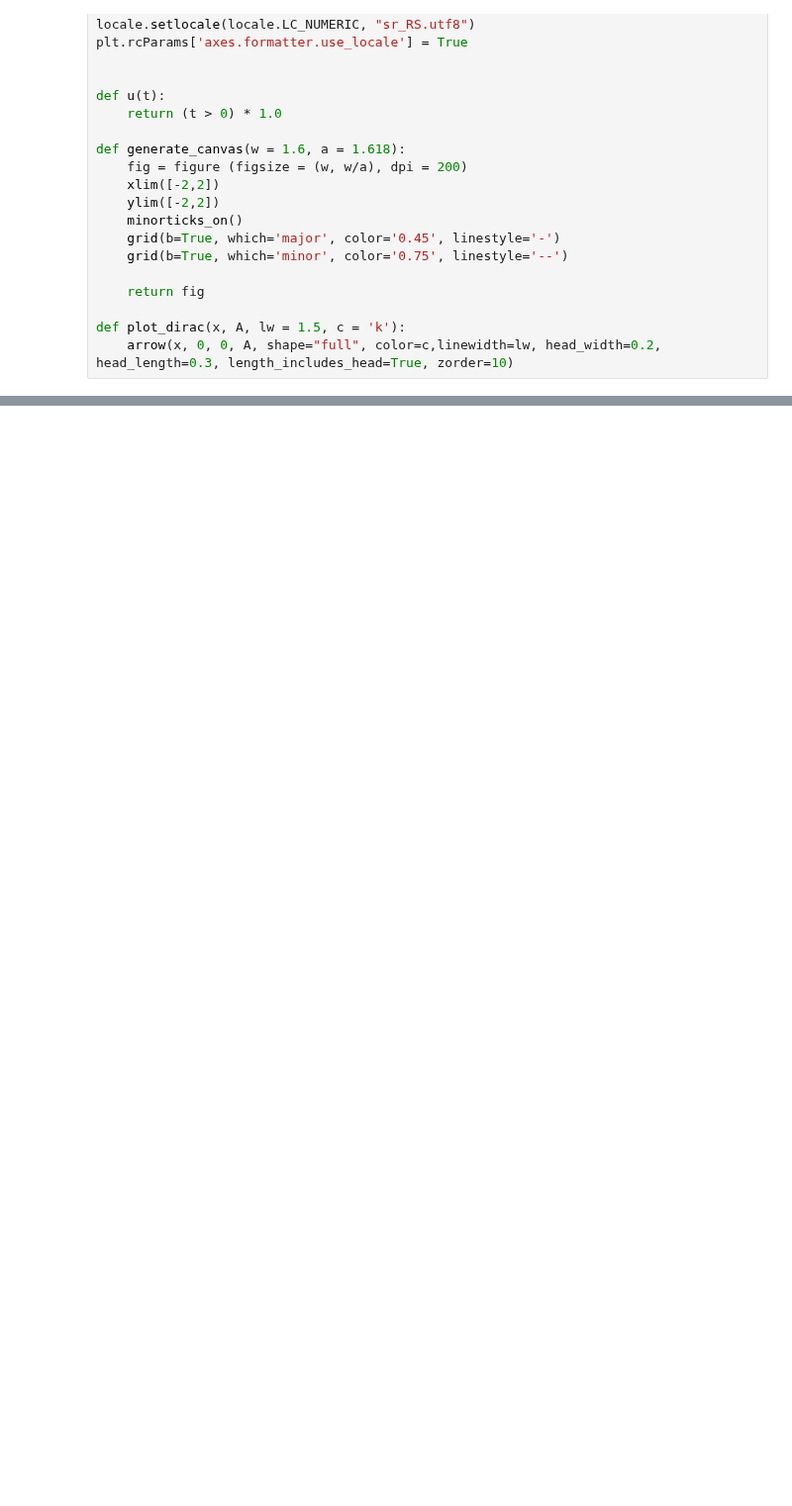
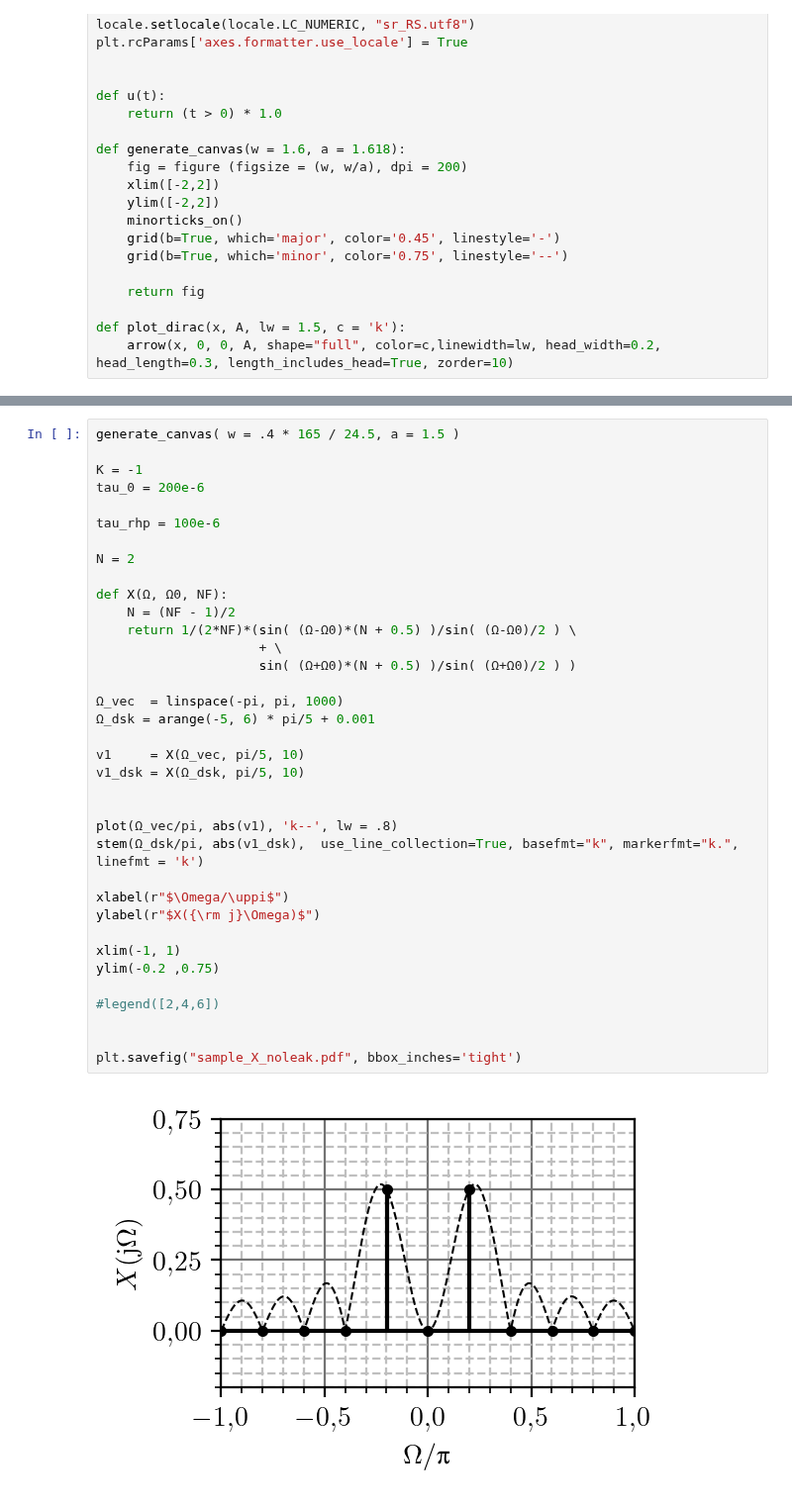
Before and after one commit to djokicd/zbirka-sis, a Jupyter notebook: 3_furijeove_tranformacije/2_DT/fig/DTFT_plotovi.ipynb, the cells around one changed output, grey strips where cells are left out. Shown at 99% size. Cells and saved outputs as stored; diff of their text form; blank space fills up the shorter version.

```diff
--- a/3_furijeove_tranformacije/2_DT/fig/DTFT_plotovi.ipynb
+++ b/3_furijeove_tranformacije/2_DT/fig/DTFT_plotovi.ipynb
@@ -77 +78,39 @@ plt.savefig("rec_spect_varn.pdf", bbox_inches='tight')
 [figure]
+# %%
+generate_canvas( w = .4 * 165 / 24.5, a = 1.5 )
+
+K = -1
+tau_0 = 200e-6
+
+tau_rhp = 100e-6
+
+N = 2
+
+def X(Ω, Ω0, NF):
+    N = (NF - 1)/2
+    return 1/(2*NF)*(sin( (Ω-Ω0)*(N + 0.5) )/sin( (Ω-Ω0)/2 ) \
+                     + \
+                     sin( (Ω+Ω0)*(N + 0.5) )/sin( (Ω+Ω0)/2 ) )
+
+Ω_vec  = linspace(-pi, pi, 1000)
+Ω_dsk = arange(-5, 6) * pi/5 + 0.001
+
+v1     = X(Ω_vec, pi/5, 10)
+v1_dsk = X(Ω_dsk, pi/5, 10)
+
+
+plot(Ω_vec/pi, abs(v1), 'k--', lw = .8)
+stem(Ω_dsk/pi, abs(v1_dsk),  use_line_collection=True, basefmt="k", markerfmt="k.", linefmt = 'k')
+
+xlabel(r"$\Omega/\uppi$")
+ylabel(r"$X({\rm j}\Omega)$")
+
+xlim(-1, 1)
+ylim(-0.2 ,0.75)
+
+#legend([2,4,6])
+
+
+plt.savefig("sample_X_noleak.pdf", bbox_inches='tight')
+# %% [output]
+[figure, added]
```
Also changed, not shown: parts of 2 cells of this notebook, 7 other files.
